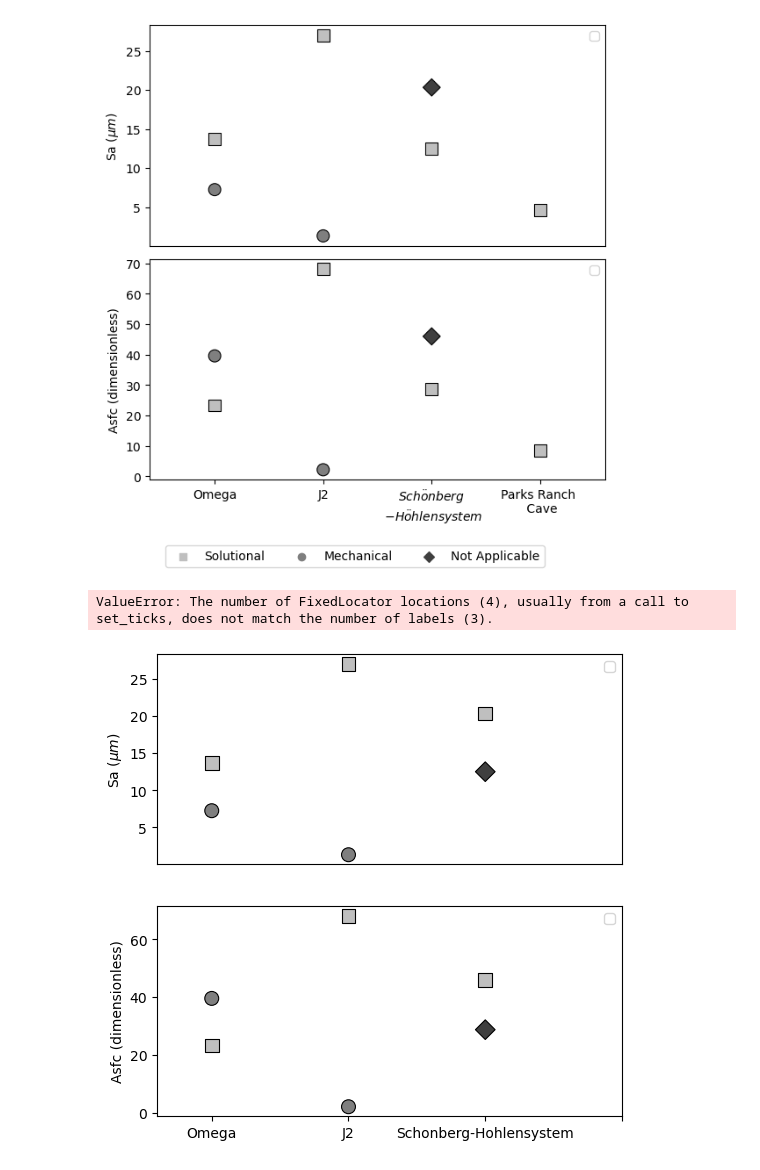
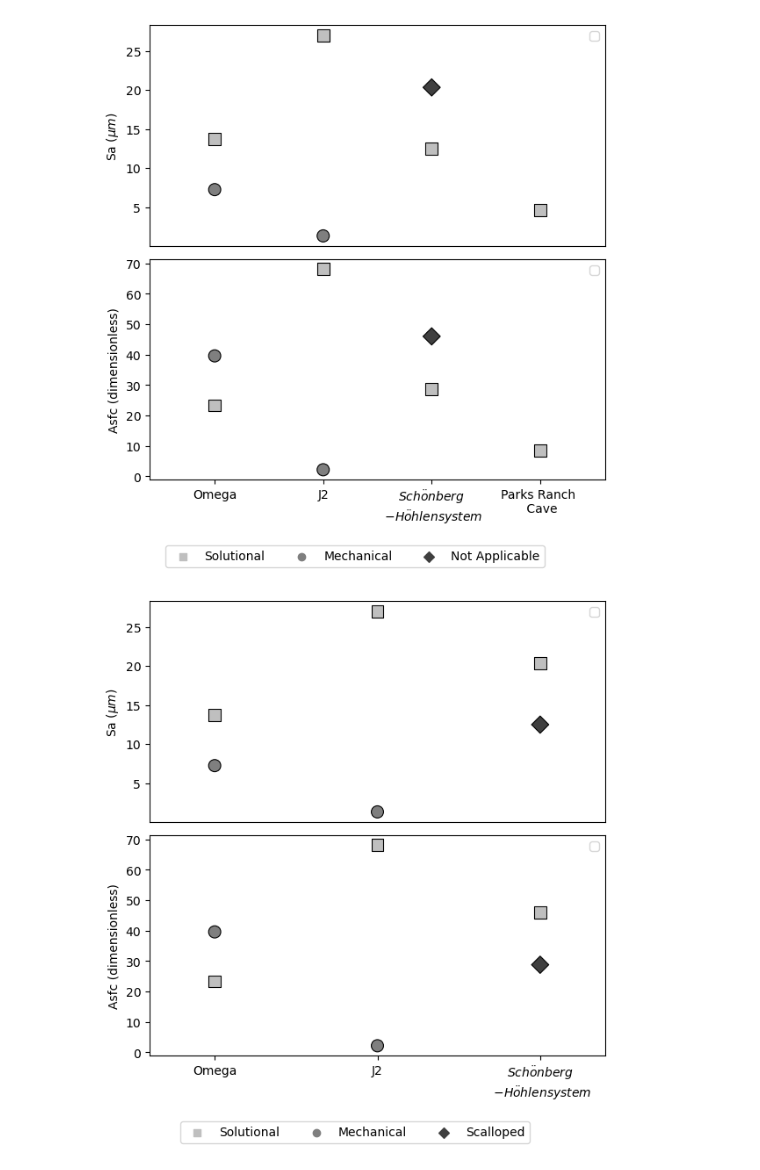
Before and after one commit to ethanoleson/Scallop_code, a Jupyter notebook: Roughness_figure/roughness2.ipynb, the cells around one changed output. Drawn from its saved outputs; the diff is of its cells as text; code cells hidden in the pictures.

```diff
--- a/Roughness_figure/roughness2.ipynb
+++ b/Roughness_figure/roughness2.ipynb
@@ -384,34 +384,33 @@ ax1.margins(x=0.2)
 ax1.tick_params(axis='x', which='both', bottom=False, top=False)  # Hide x-axis ticks for the first subplot
 ax1.set_ylabel('Sa $(\mu m)$')
 ax1.legend('')
 
 # Plot for the second subplot
 sns.scatterplot(ax=ax2, data=spreadsheet, x=spreadsheet[x_axis], y=spreadsheet['asfc'], hue=spreadsheet[color_by],
                 style=spreadsheet[marker_style], markers=markers_choice,
                 palette=color_palette, s=100, edgecolor='black')
 ax2.margins(x=0.2)
 ax2.set_xlabel('')
 ax2.set_ylabel('Asfc (dimensionless)')
 ax2.legend('')
 
 # Manually set x-axis tick positions and labels for the second subplot
-custom_xticks = [0,1, 2, 3]  # Replace with your desired tick positions
+custom_xticks = [0,1, 2]  # Replace with your desired tick positions
 custom_xticklabels = ['Omega', 'J2', '$Sch \ddot{o} nberg$ \n $-H \ddot{o}hlensystem$']   # Replace with your desired tick labels
 ax2.set_xticks(custom_xticks)
 ax2.set_xticklabels(custom_xticklabels)
 
 # Create a legend outside the subplots
 handles, labels = ax2.get_legend_handles_labels()
 fig.legend(handles, labels, loc='upper center', title='', ncol=3, bbox_to_anchor=(0.5, -0.001))
 
 # Adjust layout to include the legend
 plt.subplots_adjust(bottom=0.1)
 
 # Uncomment the line below to save the plot
-plt.savefig('Asfc_and_Sa_v_cave_by_feature_subplots.png', dpi=300, bbox_inches='tight')
+plt.savefig('Asfc_and_Sa_v_cave_by_feature_subplots_without_PRC.png', dpi=300, bbox_inches='tight')
 
 plt.tight_layout()
 plt.show()
 # %% [output]
-ValueError: The number of FixedLocator locations (4), usually from a call to set_ticks, does not match the number of labels (3).
-[figure, old version]
+[figure, new version]
```
Also changed, not shown: 1 other file.
